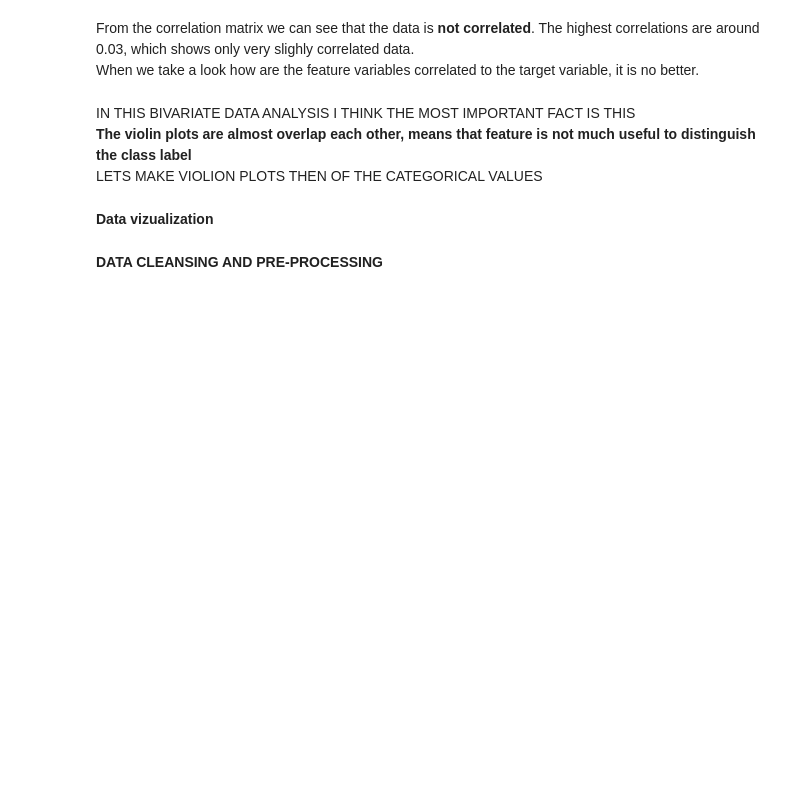
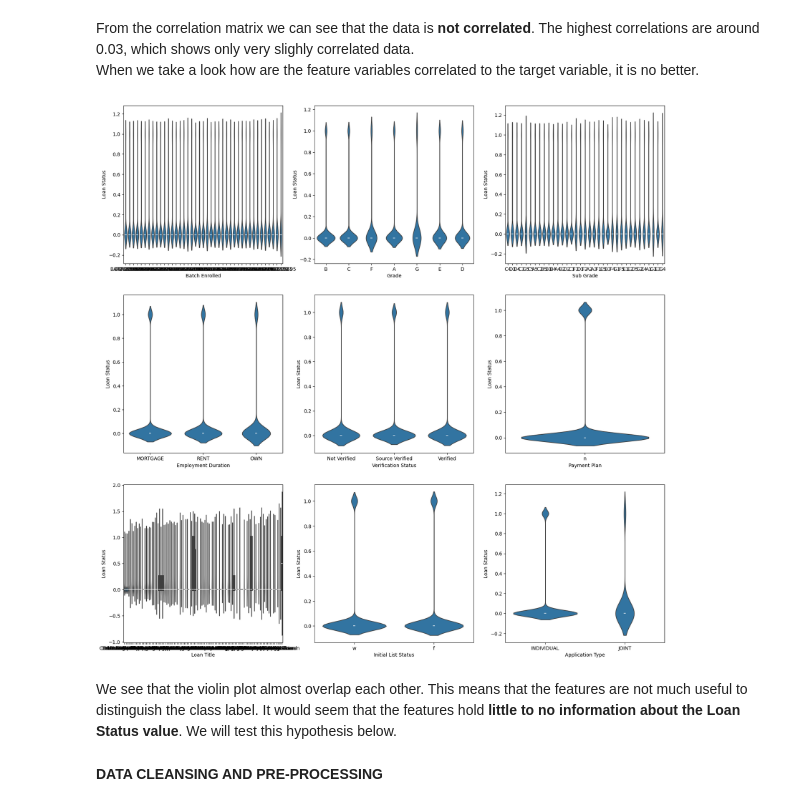
Before and after one commit to stepazel/BankDataAnalysis, a Jupyter notebook: Project.ipynb, the cells around one changed output. Cells and saved outputs as stored; diff of their text form; code cells hidden in the pictures; blank space fills up the shorter version.

```diff
--- a/Project.ipynb
+++ b/Project.ipynb
@@ -226,12 +239,15 @@ Name: Loan Status, dtype: float64
 # %% [markdown]
 From the correlation matrix we can see that the data is **not correlated**. The highest correlations are around 0.03, which shows only very slighly correlated data.
 When we take a look how are the feature variables correlated to the target variable, it is no better.
-# %% [markdown]
-IN THIS BIVARIATE DATA ANALYSIS I THINK THE MOST IMPORTANT FACT IS THIS
-__The violin plots are almost overlap each other, means that feature is not much useful to distinguish the class label__
-LETS MAKE VIOLION PLOTS THEN OF THE CATEGORICAL VALUES
-# %% [markdown]
-__Data vizualization__
+# %%
+# plot all the categorical features against the target variable using a violin plot and differentiating by the target variable
+f, axes = plt.subplots(3,3, figsize=(20,20))
+for col in categorical_cols:
+    sns.violinplot(data=df, x=col, y='Loan Status', ax=axes[categorical_cols.index(col)//3, categorical_cols.index(col)%3])
+# %% [output]
+[figure, added]
+# %% [markdown]
+We see that the violin plot almost overlap each other. This means that the features are not much useful to distinguish the class label. It would seem that the features hold **little to no information about the Loan Status value**. We will test this hypothesis below.
 # %% [markdown]
 __DATA CLEANSING AND PRE-PROCESSING__
 # %%
```
Also changed, not shown: parts of 5 cells of this notebook.
